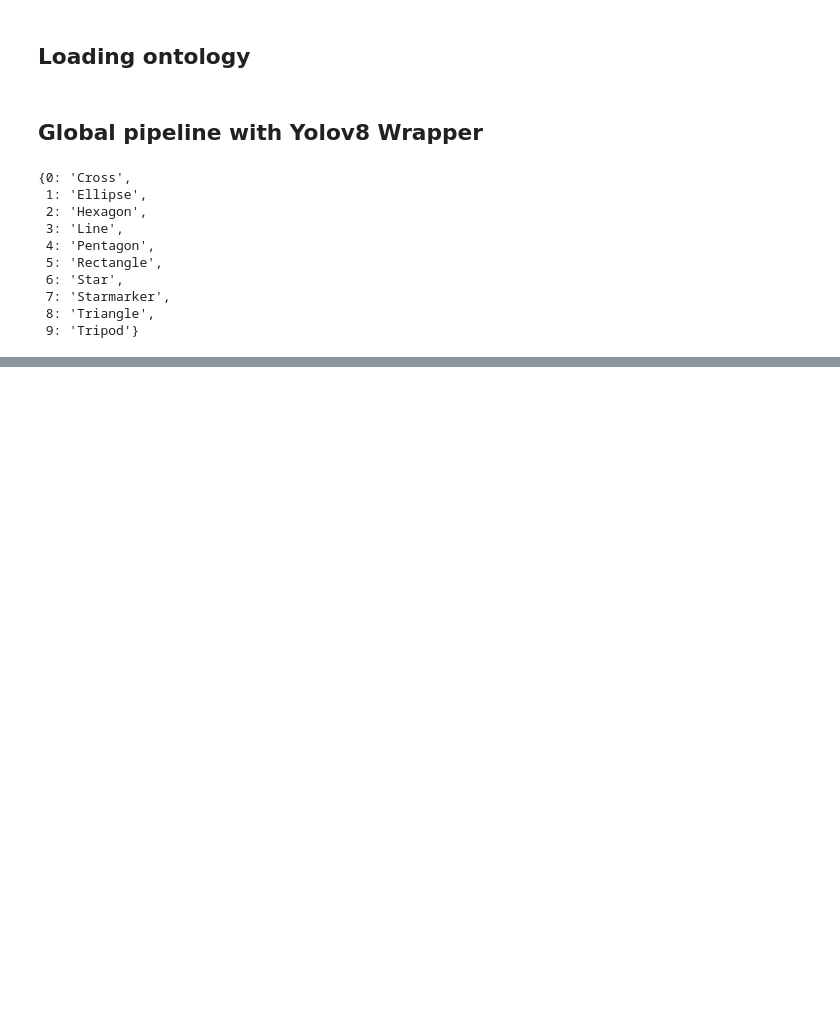
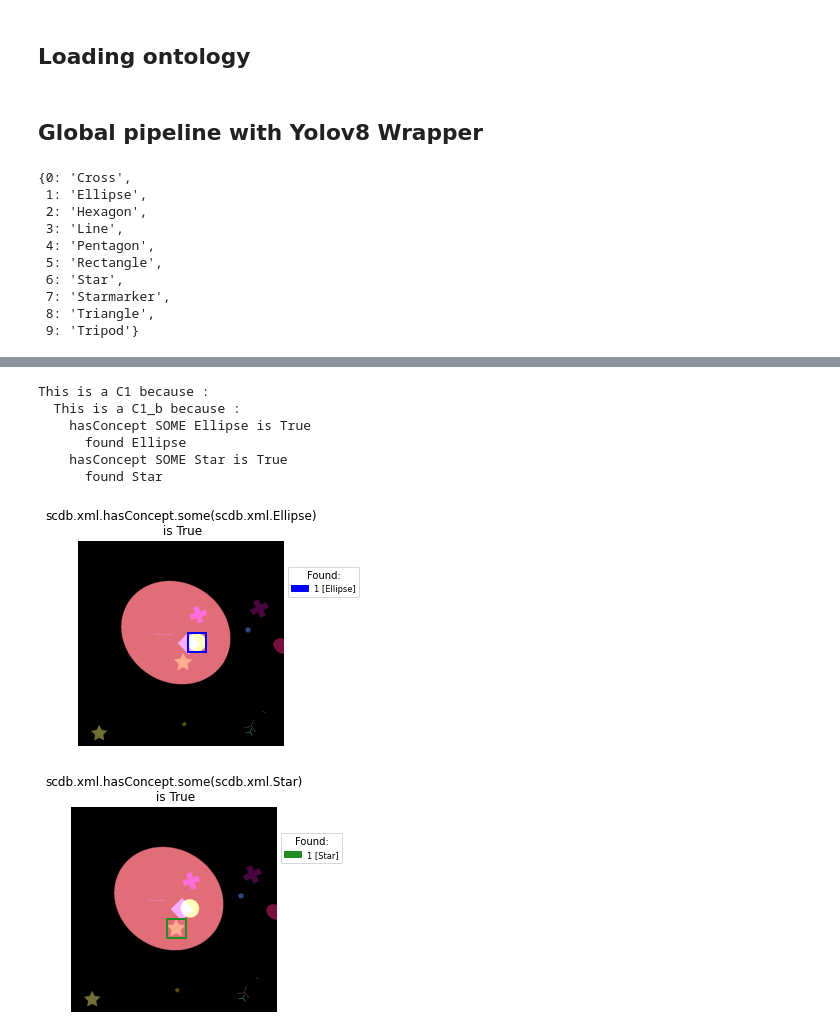
Before and after one commit to SysReIC/ontoclassifier, a Jupyter notebook: examples/SCDB_pipeline.ipynb, the cells around one changed output, grey strips where cells are left out. Saved outputs shown, nothing was run; the diff lists cells and outputs as text; code cells hidden in the pictures; blank space fills up the shorter version.

```diff
--- a/examples/SCDB_pipeline.ipynb
+++ b/examples/SCDB_pipeline.ipynb
@@ -18,11 +24,12 @@ import owlready2
 ## Loading ontology
 # %%
 onto_filename = "data/scdb.xml"
-onto = owlready2.get_ontology(onto_filename).load()
+scdb = owlready2.get_ontology(onto_filename).load()
 # %% [markdown]
 ## Global pipeline with Yolov8 Wrapper
 # %%
-target_classes = [onto.C1, onto.C2]
+# Selecting targeted classes
+target_classes = [scdb.C1, scdb.C2]
 
 # or use all descendants of a class:
 # target_classes = list(onto.Lesion.descendants())
@@ -96,0 +111,14 @@ This is a C1 because :
+# %%
+# Explaining why the given image is (NOT ?) classified as a C1
+explainer.explain(
+    scdb.C1,
+    torch.stack([inputs[0]]))
+# %% [output]
+This is a C1 because :
+  This is a C1_b because :
+    hasConcept SOME Ellipse is True
+      found Ellipse
+    hasConcept SOME Star is True
+      found Star
+[figure, added]
+[figure, added]
```
Also changed, not shown: parts of 16 cells of this notebook, 2 other files.
